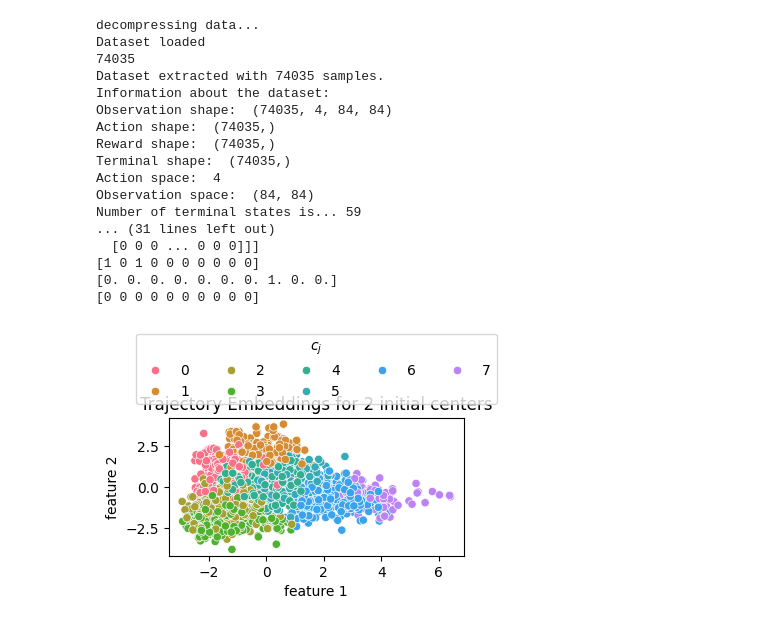
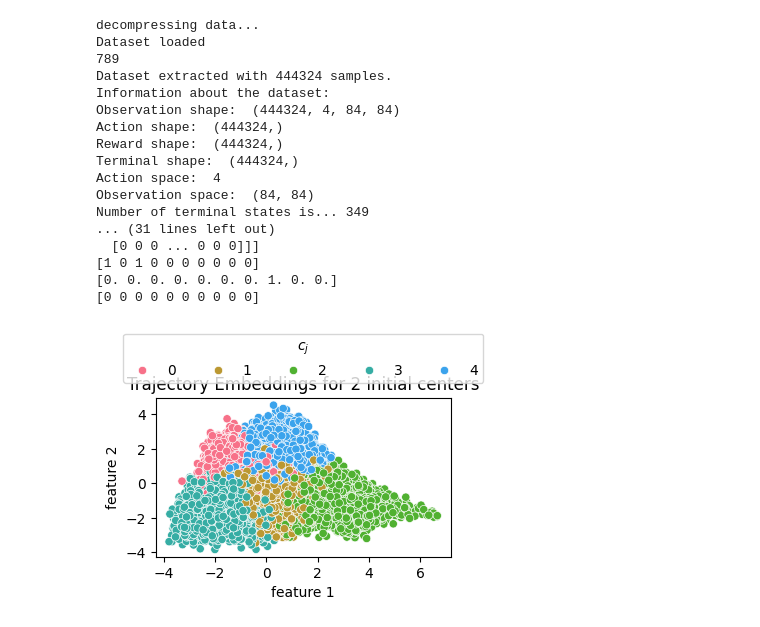
Before and after one commit to karim-abdel/Explaining-RL-Decisions-with-Trajectories, a Jupyter notebook: Breakout/breakout.ipynb, the cells around one changed output. Cells and saved outputs as stored; diff of their text form; code cells hidden in the pictures.

```diff
--- a/Breakout/breakout.ipynb
+++ b/Breakout/breakout.ipynb
@@ -16,7 +16,7 @@ from encoder import CustomCNNFactory
 device = set_seeds(seed=0)
 
 # Set data and test sizes
-data_size, test_size = 50, 10
+data_size, test_size = 250, 100
 # %%
 # Load Seaquest dataset
 seaquestdata, sq_env = load_seaquest_dataset(env_name='Breakout', size=data_size+test_size)
@@ -28,16 +28,16 @@ print(seaquestdata["terminals"][:10])
 # %% [output]
 decompressing data...
 Dataset loaded
-74035
-Dataset extracted with 74035 samples.
+789
+Dataset extracted with 444324 samples.
 Information about the dataset:
-Observation shape:  (74035, 4, 84, 84)
-Action shape:  (74035,)
-Reward shape:  (74035,)
-Terminal shape:  (74035,)
+Observation shape:  (444324, 4, 84, 84)
+Action shape:  (444324,)
+Reward shape:  (444324,)
+Terminal shape:  (444324,)
 Action space:  4
 Observation space:  (84, 84)
-Number of terminal states is... 59
+Number of terminal states is... 349
 ... (31 lines left out)
   [0 0 0 ... 0 0 0]]]
 [1 0 1 0 0 0 0 0 0 0]
@@ -53,7 +53,7 @@ seaquestdata, test_observation_sq = make_seaquest_testset(seaquestdata, data_siz
 # Create trajectories and obtain embeddings for Seaquest data
 final_obs_sq, final_act_sq, final_rew_sq, _ = create_trajectories(
     seaquestdata["observations"], seaquestdata["actions"],
-    seaquestdata["rewards"], seaquestdata["terminals"], trajectory_length=30
+    seaquestdata["rewards"], seaquestdata["terminals"], trajectory_length=15
 )
 trajectory_embedding_seaquest = get_trajectory_embedding(
     pre_trained_encoder_seaquest, final_obs_sq, final_act_sq, final_rew_sq,
@@ -61,9 +61,9 @@ trajectory_embedding_seaquest = get_trajectory_embedding(
 )
 # %%
 # Perform clustering on Seaquest data
-clusters_seaquest, _ = perform_clustering_and_plot(trajectory_embedding_seaquest.detach().cpu().numpy(), 2, 8, ccore=True, plot=True)
+clusters_seaquest, _ = perform_clustering_and_plot(trajectory_embedding_seaquest.detach().cpu().numpy(), 2, 5, ccore=True, plot=True)
 # %% [output]
-[figure, old version]
+[figure, new version]
 # %%
  # Train Seaquest model with DiscreteSAC
 print('#' * 100)
```
Also changed, not shown: parts of 4 cells of this notebook, 15 other files.
